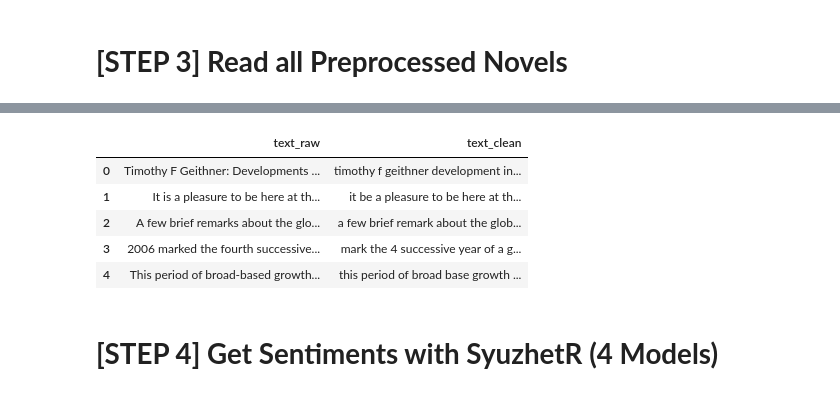
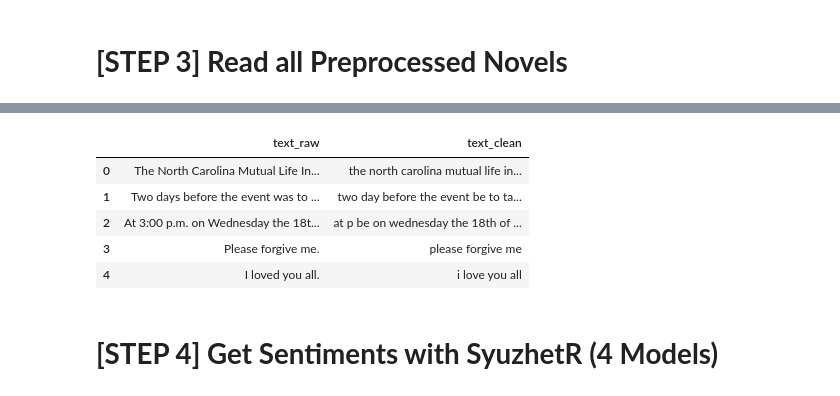
Before and after one commit to jon-chun/sentimentarcs_notebooks, a Jupyter notebook: notebooks/sentiment_arcs_part2_syuzhetr4_sentimentr8.ipynb, the cells around one changed output, grey strips where cells are left out. Saved outputs shown, nothing was run; the diff lists cells and outputs as text; code cells hidden in the pictures.

```diff
--- a/notebooks/sentiment_arcs_part2_syuzhetr4_sentimentr8.ipynb
+++ b/notebooks/sentiment_arcs_part2_syuzhetr4_sentimentr8.ipynb
@@ -68,13 +68,13 @@ Path_to_SentimentArcs = "/gdrive/MyDrive/sentimentarcs_notebooks/" #@param ["/gd
 
 #@markdown **Which type of texts are you cleaning?** \
 
-Corpus_Genre = "finance" #@param ["novels", "social_media", "finance"]
+Corpus_Genre = "novels" #@param ["novels", "social_media", "finance"]
 
 # Corpus_Type = "reference" #@param ["new", "reference"]
-Corpus_Type = "reference" #@param ["new", "reference"]
+Corpus_Type = "new" #@param ["new", "reference"]
 
 
-Corpus_Number = 1 #@param {type:"slider", min:0, max:10, step:1}
+Corpus_Number = 2 #@param {type:"slider", min:1, max:10, step:1}
 
 
 #@markdown Put in the corresponding Subdirectory under **./text_raw**:
@@ -752,14 +750,14 @@ for i, atext in enumerate(list(corpus_texts_dt.keys())):
 # %%
 # Verify DataFrame of first Text in Corpus Dictionary
 
-corpus_texts_dt[next(iter(corpus_texts_dt))].head()
+corpus_texts_dt[corpus_texts_ls[0]].head()
 # %% [output]
 |  | text_raw | text_clean |
-| 0 | Timothy F Geithner: Developments ... | timothy f geithner development in... |
-| 1 | It is a pleasure to be here at th... | it be a pleasure to be here at th... |
-| 2 | A few brief remarks about the glo... | a few brief remark about the glob... |
-| 3 | 2006 marked the fourth successive... | mark the 4 successive year of a g... |
-| 4 | This period of broad-based growth... | this period of broad base growth ... |
+| 0 | The North Carolina Mutual Life In... | the north carolina mutual life in... |
+| 1 | Two days before the event was to ... | two day before the event be to ta... |
+| 2 | At 3:00 p.m. on Wednesday the 18t... | at p be on wednesday the 18th of ... |
+| 3 | Please forgive me. | please forgive me |
+| 4 | I loved you all. | i love you all |
 # %% [markdown]
 # **[STEP 4] Get Sentiments with SyuzhetR (4 Models)**
 # %% [markdown]
```
Also changed, not shown: parts of 69 cells of this notebook, 2 other files.
